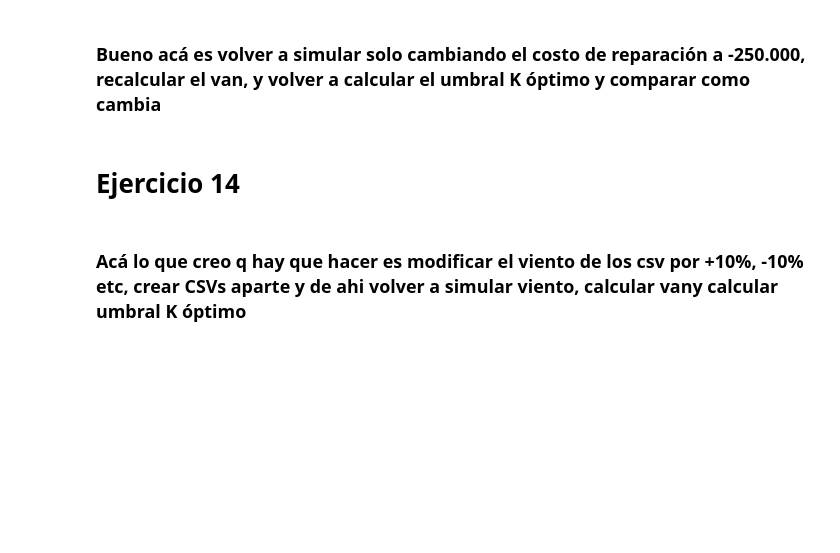
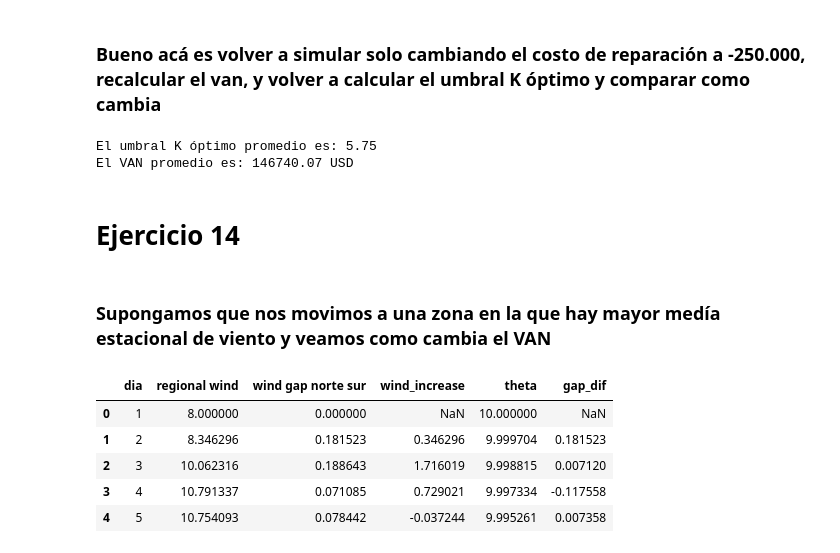
Before and after one commit to mrgimenezcosta/TP1_ACN, a Jupyter notebook: v2TP1ACN.ipynb, the cells around one changed output. Cells and saved outputs as stored; diff of their text form; code cells hidden in the pictures; blank space fills up the shorter version.

```diff
--- a/v2TP1ACN.ipynb
+++ b/v2TP1ACN.ipynb
@@ -763,4 +782,51 @@ print(correlacion)
+# %%
+# Función para encontrar el umbral óptimo de K
+def k_optimo(num_simulaciones):
+    np.random.seed(20)
+    k_max = None  # Inicializa el mejor K como None
+    van_max = - np.inf  # Inicializa el VAN máximo como un valor muy bajo
+    for k in np.arange(1, 13, 0.25):
+        van_total = 0
+        for i in range(num_simulaciones):
+            S, D = wind_path(S_0, D_0, kappa, theta, sigma, delta, beta, gamma, T)
+            cash_flow_norte, _, _, _ , _= simulate_molino_cambio(S + D / 2, k, T)
+            cash_flow_sur, _, _, _, _= simulate_molino_cambio(S - D / 2, k, T)
+            cash_flow_total = cash_flow_norte + cash_flow_sur
+            van = calcular_van(cash_flow_total, tasa_interes, T)  # Calcula el VAN del cash flow total
+            van_total = van_total + van
+        van_total = van_total / num_simulaciones
+        if van_total > van_max:  # Compara el VAN calculado con el máximo anterior
+            van_max = van_total
+            k_max = k
+
+    return k_max, van_max
+
+# Ejecutar la función
+num_simulaciones=10000
+k_max, van_promedio = k_optimo(num_simulaciones)
+
+# Mostrar resultados
+print(f"El umbral K óptimo promedio es: {k_max}")
+print(f"El VAN promedio es: {van_promedio:.2f} USD")
+# %% [output]
+El umbral K óptimo promedio es: 5.75
+El VAN promedio es: 146740.07 USD
 # %% [markdown]
 # Ejercicio 14
-# %% [markdown]
-### Acá lo que creo q hay que hacer es modificar el viento de los csv por +10%, -10% etc, crear CSVs aparte y de ahi volver a simular viento, calcular vany calcular umbral K óptimo
+# %% [markdown]
+### Supongamos que nos movimos a una zona en la que hay mayor medía estacional de viento y veamos como cambia el VAN
+# %%
+# Definir la θ(t)
+def theta(i):
+    return 8 + 2 * math.cos(2*math.pi * (i-1)/365)
+
+# Calcular θ(t) para cada día
+data['theta'] = data['dia'].apply(theta)
+data.head()
+# %% [output]
+|  | dia | regional wind | wind gap norte sur | wind_increase | theta | gap_dif |
+| 0 | 1 | 8.000000 | 0.000000 | NaN | 10.000000 | NaN |
+| 1 | 2 | 8.346296 | 0.181523 | 0.346296 | 9.999704 | 0.181523 |
+| 2 | 3 | 10.062316 | 0.188643 | 1.716019 | 9.998815 | 0.007120 |
+| 3 | 4 | 10.791337 | 0.071085 | 0.729021 | 9.997334 | -0.117558 |
+| 4 | 5 | 10.754093 | 0.078442 | -0.037244 | 9.995261 | 0.007358 |
```
Also changed, not shown: parts of 21 cells of this notebook.
